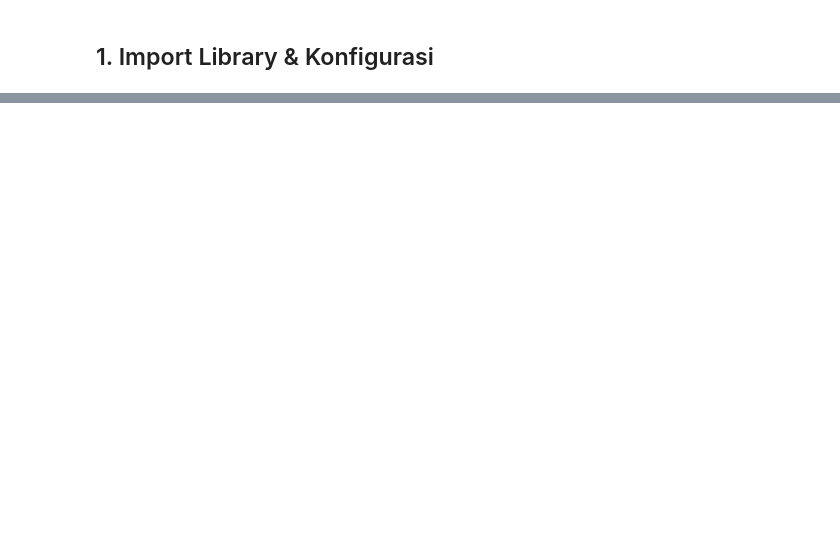
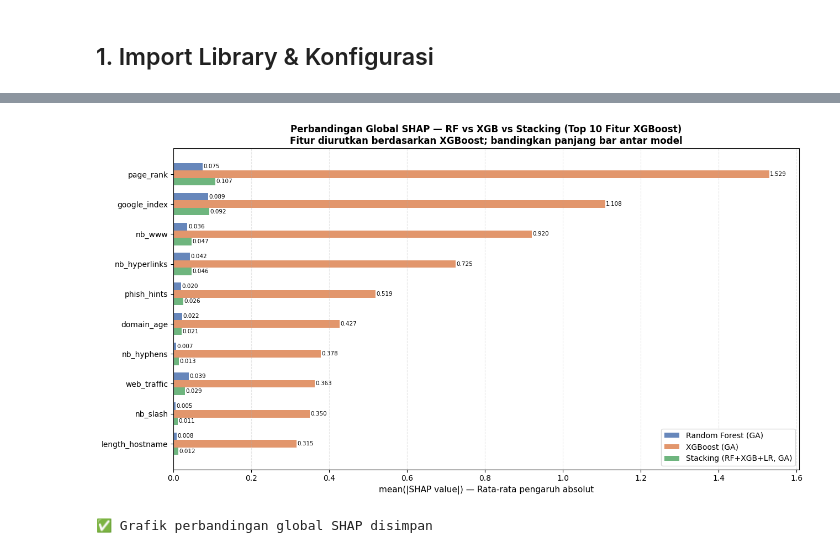
Before and after one commit to rubenmartogi/Phishing-Website-Detection-using-XGBoost-and-RFM, a Jupyter notebook: Phishing Website Detection_Models & Training.ipynb, the cells around one changed output, grey strips where cells are left out. Drawn from its saved outputs; the diff is of its cells as text; code cells hidden in the pictures; blank space fills up the shorter version.

```diff
--- a/Phishing Website Detection_Models & Training.ipynb
+++ b/Phishing Website Detection_Models & Training.ipynb
@@ -1316,0 +88,19 @@ print(f"   ga_tuning_report{suffix}.json")
+# %%
+# ═══════════════════════════════════════════════════════════════
+# CELL 3 — Load Dataset & Eksplorasi
+# ═══════════════════════════════════════════════════════════════
+df = pd.read_csv(DATA_PATH)
+df.columns = df.columns.str.strip()
+
+print('=== Info Dataset ===')
+print(f'Shape       : {df.shape[0]} baris × {df.shape[1]} kolom')
+print(f'Duplikat    : {df.duplicated().sum()}')
+print(f'Missing vals: {df.isnull().sum().sum()}')
+print()
+
+label_counts = df[TARGET_COL].value_counts()
+print('=== Distribusi Label ===')
+print(f'Benign   (0): {label_counts.get(0,0):,} ({label_counts.get(0,0)/len(df)*100:.1f}%)')
+print(f'Phishing (1): {label_counts.get(1,0):,} ({label_counts.get(1,0)/len(df)*100:.1f}%)')
+print()
+display(df.head(3))
@@ -1316,0 +825,45 @@ print(f"   ga_tuning_report{suffix}.json")
+# %%
+# ═══════════════════════════════════════════════════════════════
+# CELL 14 — Perbandingan Global SHAP: RF vs XGB vs Stacking
+# (satu grafik gabungan, top-10 fitur berdampingan)
+# ═══════════════════════════════════════════════════════════════
+# Ambil top-10 fitur berdasarkan XGBoost sebagai referensi
+ref_model  = 'XGBoost (GA)'
+top_feats  = global_shap_results[ref_model][1]['feature'].head(TOP_N).tolist()
+
+fig, ax = plt.subplots(figsize=(13, 7))
+x     = np.arange(len(top_feats))
+w     = 0.25
+colors_m = {
+    'Random Forest (GA)':       '#4C72B0',
+    'XGBoost (GA)':             '#DD8452',
+    'Stacking (RF+XGB+LR, GA)': '#55A868',
+}
+offsets = {'Random Forest (GA)': -w, 'XGBoost (GA)': 0, 'Stacking (RF+XGB+LR, GA)': w}
+
+for model_name, (_, gdf) in global_shap_results.items():
+    vals = [gdf.set_index('feature')['mean_abs_shap'].get(f, 0) for f in top_feats]
+    bars = ax.barh(x + offsets[model_name], vals, w,
+                   label=model_name, color=colors_m[model_name], alpha=0.85)
+    for bar, v in zip(bars, vals):
+        ax.text(v + 0.002, bar.get_y() + bar.get_height()/2,
+                f'{v:.3f}', va='center', fontsize=7.5)
+
+ax.set_yticks(x)
+ax.set_yticklabels(top_feats, fontsize=10)
+ax.invert_yaxis()
+ax.set_xlabel('mean(|SHAP value|) — Rata-rata pengaruh absolut', fontsize=11)
+ax.set_title(
+    f'Perbandingan Global SHAP — RF vs XGB vs Stacking (Top {TOP_N} Fitur XGBoost)\n'
+    'Fitur diurutkan berdasarkan XGBoost; bandingkan panjang bar antar model',
+    fontsize=12, fontweight='bold'
+)
+ax.legend(loc='lower right', fontsize=10)
+ax.grid(axis='x', alpha=0.3, linestyle='--')
+plt.tight_layout()
+plt.savefig('results/shap_global_comparison_all_models.png', dpi=150, bbox_inches='tight')
+plt.show()
+print('✅ Grafik perbandingan global SHAP disimpan')
+# %% [output]
+[figure, added]
+✅ Grafik perbandingan global SHAP disimpan
```
Also changed, not shown: parts of 47 cells of this notebook, 49 other files.
